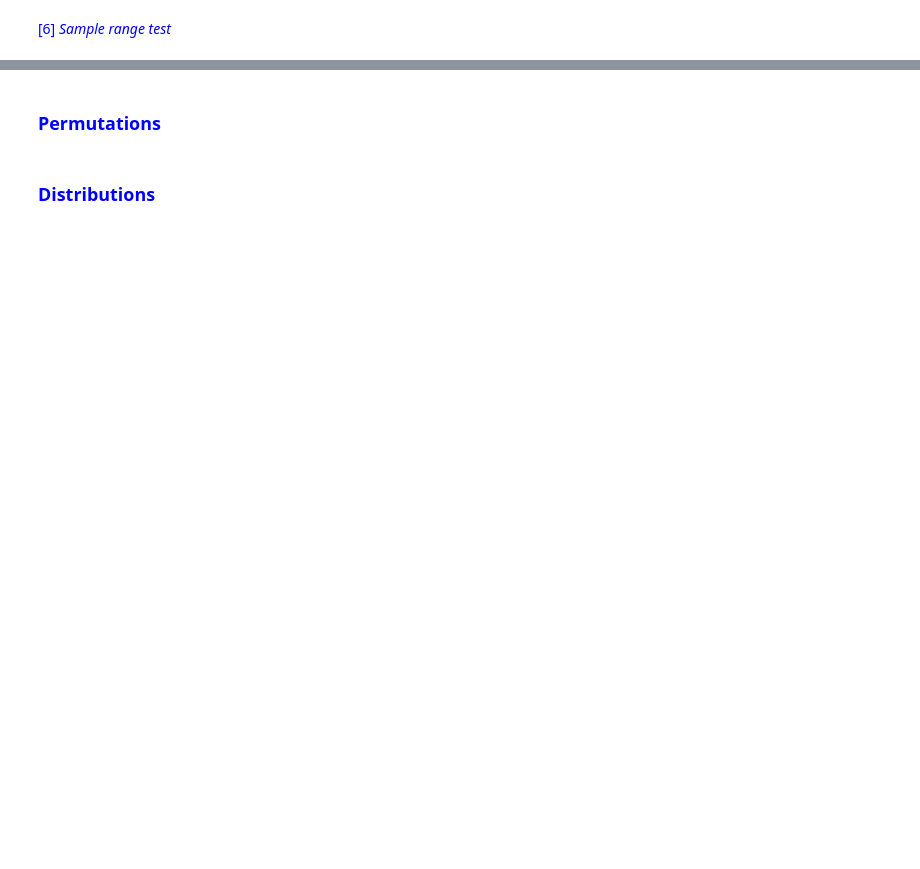
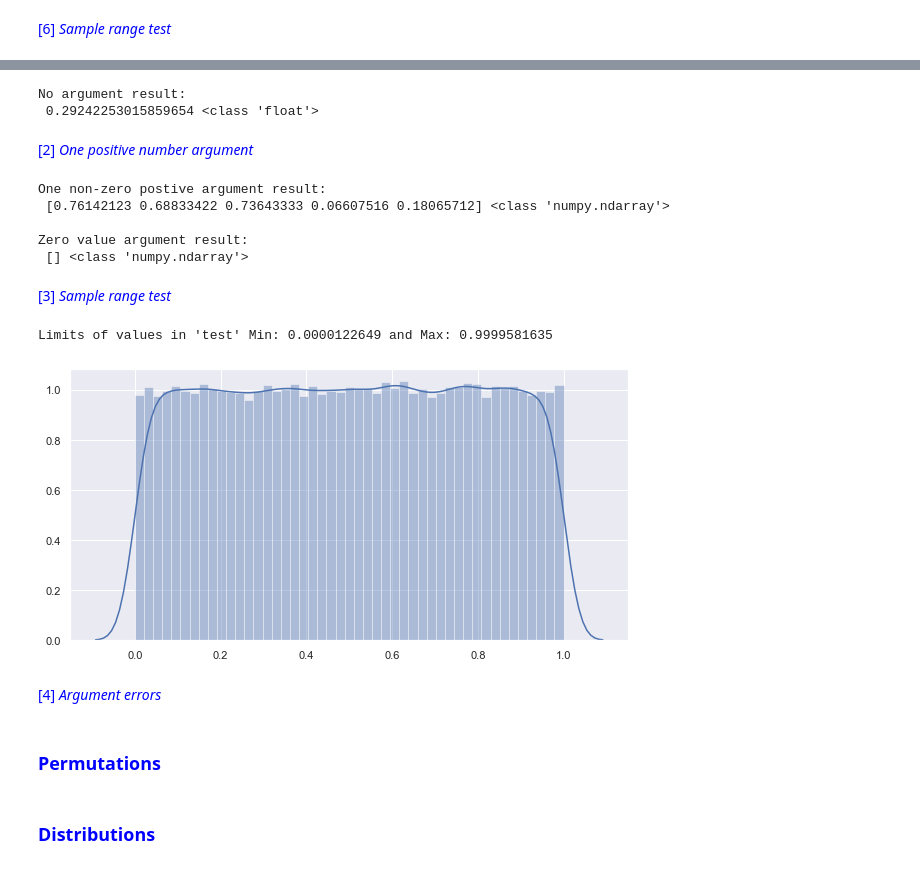
Before and after one commit to markcot/ProgrammingFDA-Assignment, a Jupyter notebook: numpy-random-review.ipynb, the cells around one changed output, grey strips where cells are left out. Cells and saved outputs as stored; diff of their text form; code cells hidden in the pictures; blank space fills up the shorter version.

Commit message:
numpy.random.seed info added and typos corrected

```diff
--- a/numpy-random-review.ipynb
+++ b/numpy-random-review.ipynb
@@ -330,0 +334,44 @@ Limits of values in 'test' Min: 0 and Max: 999
+# %%
+# random() routine without an argument
+test = np.random.random()
+# Display result of test
+print("No argument result:\n",
+     test, type(test))
+# %% [output]
+No argument result:
+ 0.29242253015859654 <class 'float'>
+# %% [markdown]
+<font color='blue'>[2] _One positive number argument_ </font>
+# %%
+# random() routine one argument
+test = np.random.random(5)
+# Display result of test
+print("One non-zero postive argument result:\n",
+     test, type(test), "\n")
+
+# random() routine with a zero value argument
+test = np.random.random(0)
+# Display result of test
+print("Zero value argument result:\n",
+     test, type(test))
+# %% [output]
+One non-zero postive argument result:
+ [0.76142123 0.68833422 0.73643333 0.06607516 0.18065712] <class 'numpy.ndarray'>
+
+Zero value argument result:
+ [] <class 'numpy.ndarray'>
+# %% [markdown]
+<font color='blue'>[3] _Sample range test_ </font>
+# %%
+# Create test 1-d arrary with 100,000 values
+test = np.random.random(100000)
+# Print Min and Max value in 'test' to 10 decimal places
+print("Limits of values in 'test' Min: {:,.10f} and Max: {:,.10f}".format(
+    test.min(), test.max()))
+# Plot distribution of values in test
+plot = sns.distplot(test);
+# %% [output]
+Limits of values in 'test' Min: 0.0000122649 and Max: 0.9999581635
+[figure, added]
+# %% [markdown]
+<font color='blue'>[4] _Argument errors_ </font>
```
Also changed, not shown: parts of 15 cells of this notebook.
